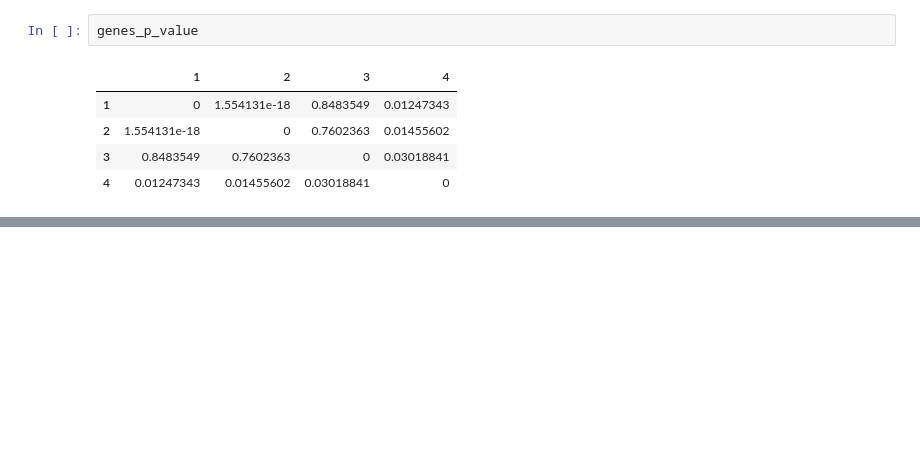
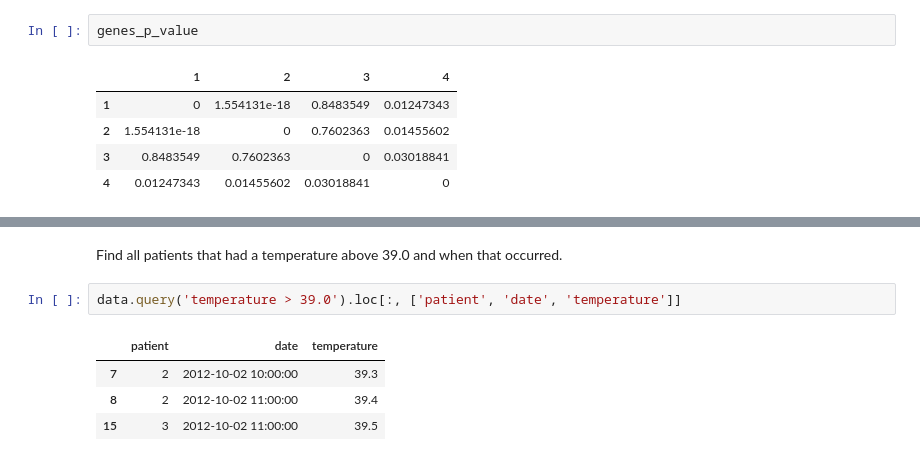
Before and after one commit to gjbex/training-material, a Jupyter notebook: Python/Pandas/patients.ipynb, the cells around one changed output, grey strips where cells are left out. Saved outputs shown, nothing was run; the diff lists cells and outputs as text; blank space fills up the shorter version.

```diff
--- a/Python/Pandas/patients.ipynb
+++ b/Python/Pandas/patients.ipynb
@@ -210,0 +231,9 @@ genes_p_value
+# %% [markdown]
+Find all patients that had a temperature above 39.0 and when that occurred.
+# %%
+data.query('temperature > 39.0').loc[:, ['patient', 'date', 'temperature']]
+# %% [output]
+|  | patient | date | temperature |
+| 7 | 2 | 2012-10-02 10:00:00 | 39.3 |
+| 8 | 2 | 2012-10-02 11:00:00 | 39.4 |
+| 15 | 3 | 2012-10-02 11:00:00 | 39.5 |
```
Also changed, not shown: parts of 8 cells of this notebook, 16 other files.
